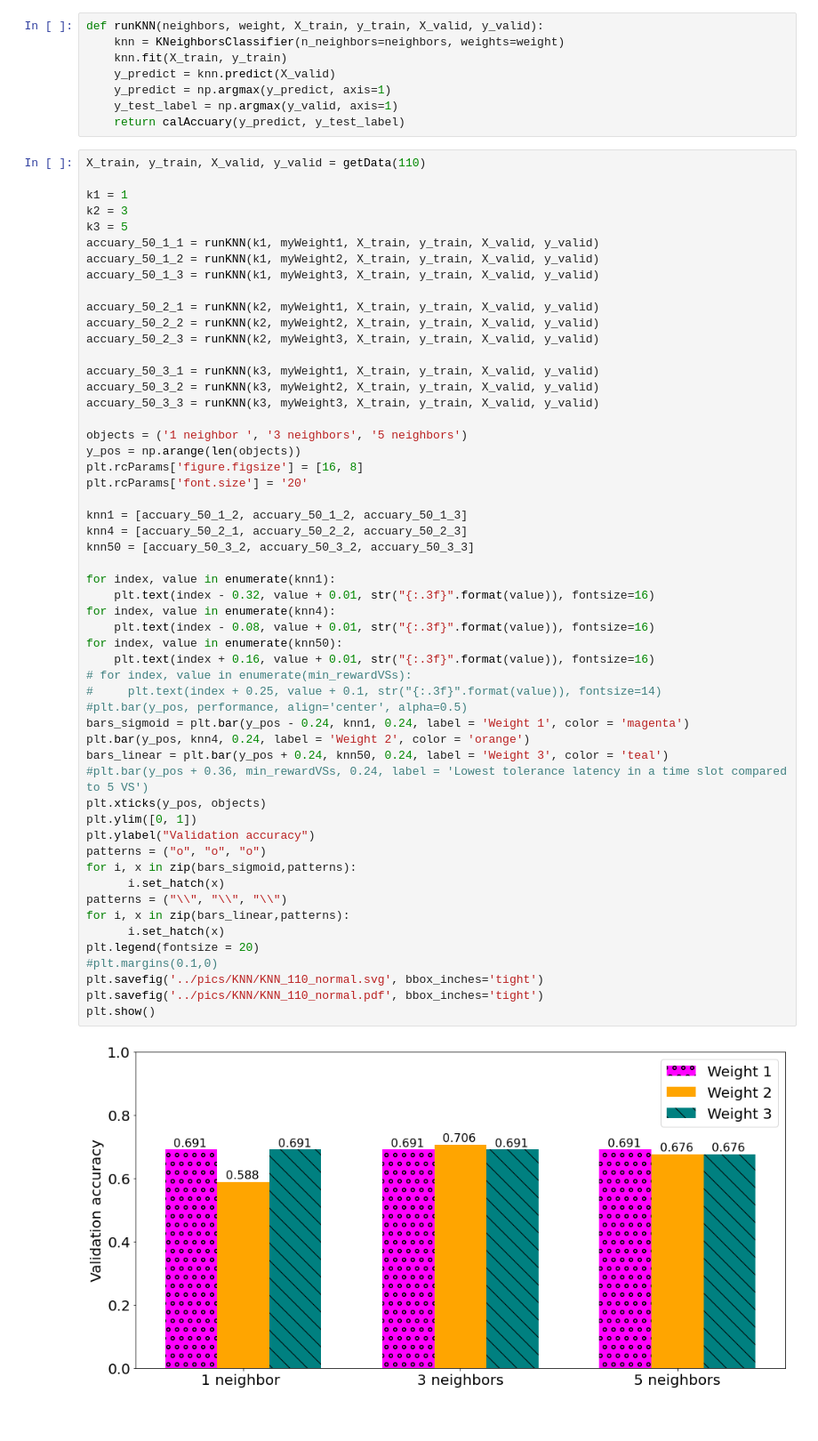
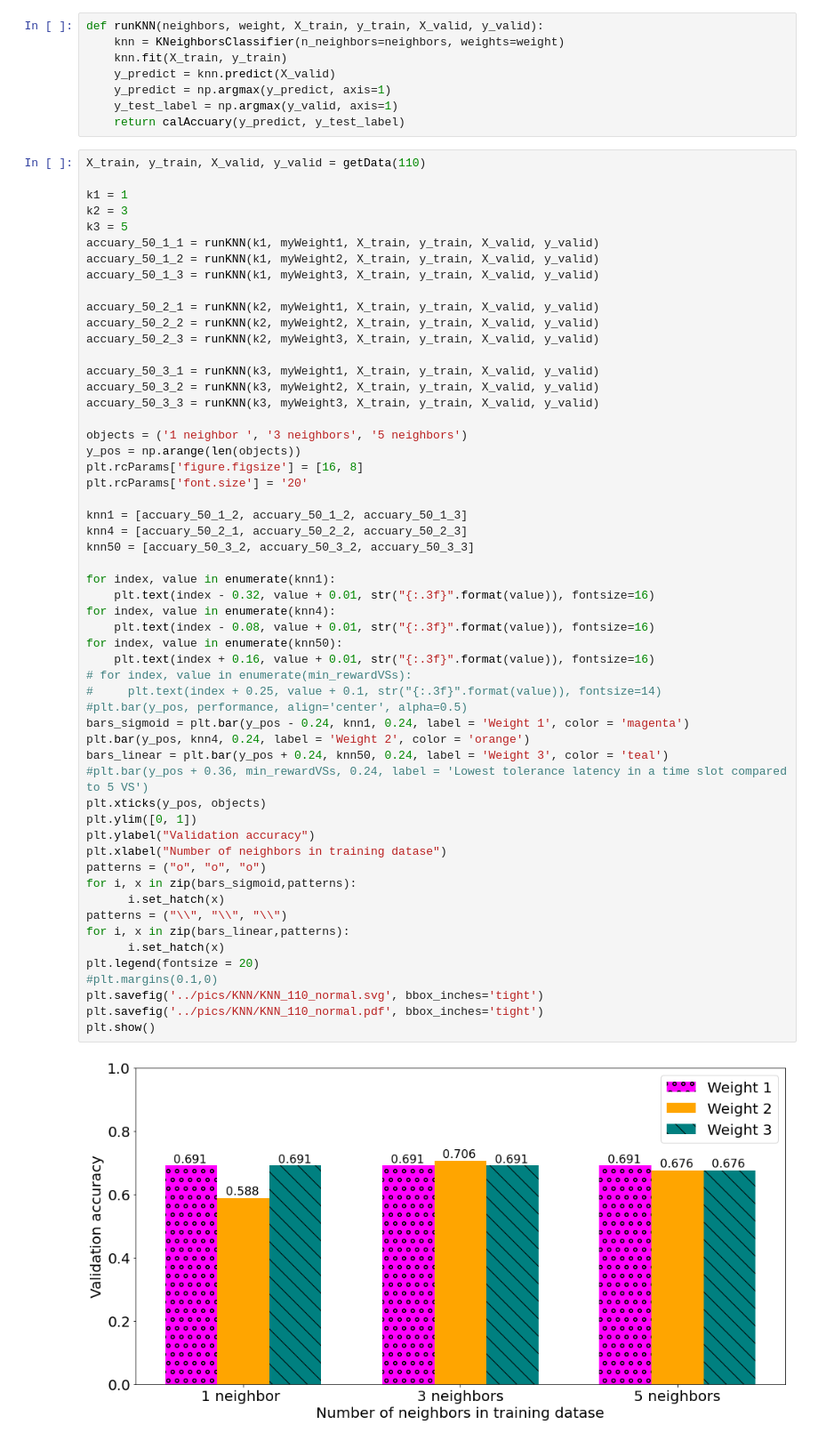
Before and after one commit to Tahuubinh/ML_HUST_PROJECT, a Jupyter notebook: code/knn.ipynb, the cells around one changed output. Shown at 89% size. Saved outputs shown, nothing was run; the diff lists cells and outputs as text; blank space fills up the shorter version.

```diff
--- a/code/knn.ipynb
+++ b/code/knn.ipynb
@@ -111,32 +111,33 @@ knn4 = [accuary_50_2_1, accuary_50_2_2, accuary_50_2_3]
 knn50 = [accuary_50_3_2, accuary_50_3_2, accuary_50_3_3]
 
 for index, value in enumerate(knn1):
     plt.text(index - 0.32, value + 0.01, str("{:.3f}".format(value)), fontsize=16)
 for index, value in enumerate(knn4):
     plt.text(index - 0.08, value + 0.01, str("{:.3f}".format(value)), fontsize=16)
 for index, value in enumerate(knn50):
     plt.text(index + 0.16, value + 0.01, str("{:.3f}".format(value)), fontsize=16)
 # for index, value in enumerate(min_rewardVSs):
 #     plt.text(index + 0.25, value + 0.1, str("{:.3f}".format(value)), fontsize=14)
 #plt.bar(y_pos, performance, align='center', alpha=0.5)
 bars_sigmoid = plt.bar(y_pos - 0.24, knn1, 0.24, label = 'Weight 1', color = 'magenta')
 plt.bar(y_pos, knn4, 0.24, label = 'Weight 2', color = 'orange')
 bars_linear = plt.bar(y_pos + 0.24, knn50, 0.24, label = 'Weight 3', color = 'teal')
 #plt.bar(y_pos + 0.36, min_rewardVSs, 0.24, label = 'Lowest tolerance latency in a time slot compared to 5 VS')
 plt.xticks(y_pos, objects)
 plt.ylim([0, 1])
 plt.ylabel("Validation accuracy")
+plt.xlabel("Number of neighbors in training datase")
 patterns = ("o", "o", "o")
 for i, x in zip(bars_sigmoid,patterns):
       i.set_hatch(x)
 patterns = ("\\", "\\", "\\")
 for i, x in zip(bars_linear,patterns):
       i.set_hatch(x)
 plt.legend(fontsize = 20)
 #plt.margins(0.1,0)
 plt.savefig('../pics/KNN/KNN_110_normal.svg', bbox_inches='tight')
 plt.savefig('../pics/KNN/KNN_110_normal.pdf', bbox_inches='tight')
 plt.show()
 # %% [output]
-[figure, old version]
+[figure, new version]
 # %%
```
Also changed, not shown: parts of 1 cell of this notebook, 11 other files.
